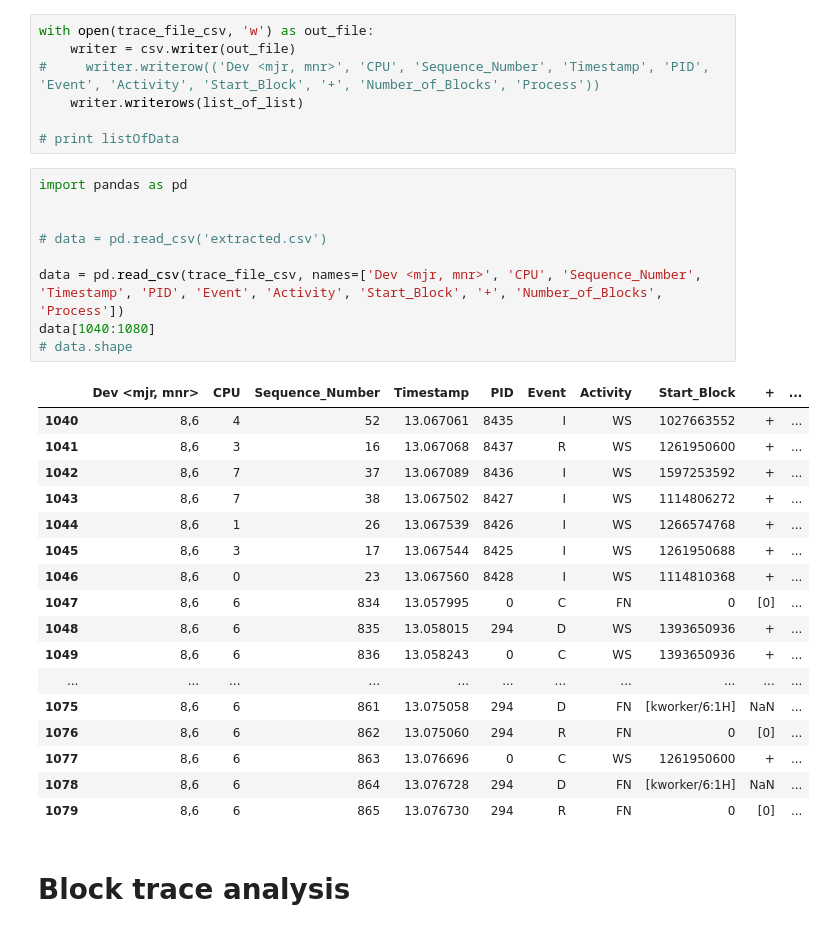
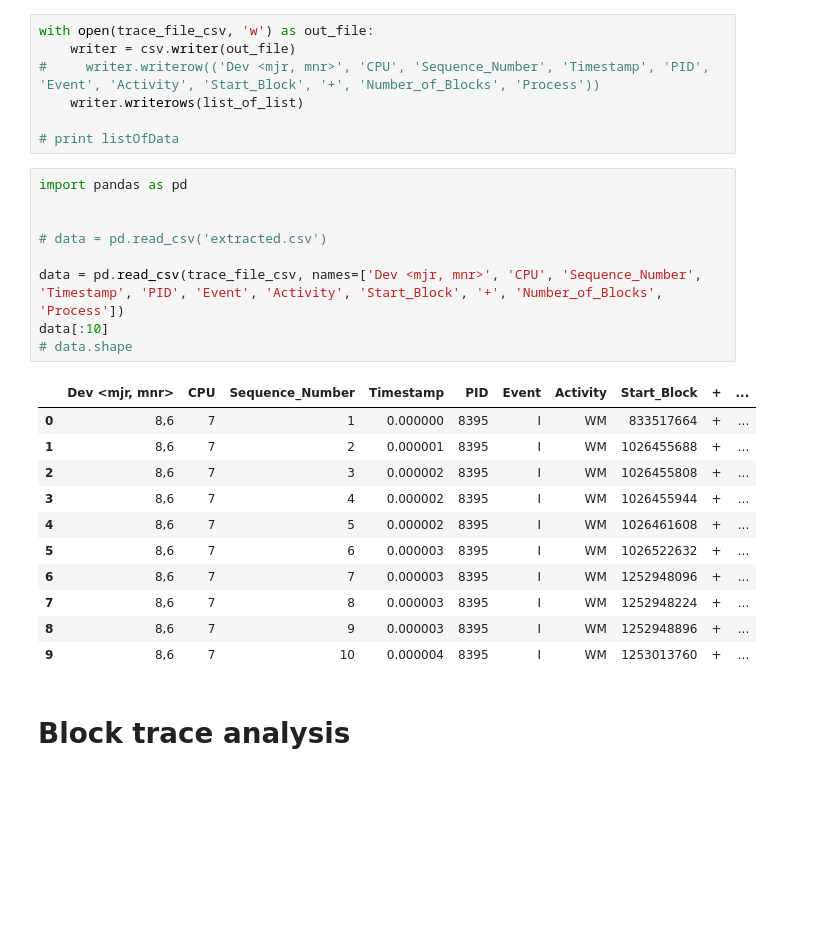
Before and after one commit to PrathUpadhyay/Systems, a Jupyter notebook: IO_Traces/Traces_Filebench/filebench_varmail_15mins.ipynb, the cells around one changed output. Saved outputs shown, nothing was run; the diff lists cells and outputs as text; blank space fills up the shorter version.

```diff
--- a/IO_Traces/Traces_Filebench/filebench_varmail_15mins.ipynb
+++ b/IO_Traces/Traces_Filebench/filebench_varmail_15mins.ipynb
@@ -130,30 +336,24 @@ with open(trace_file_csv, 'w') as out_file:
 # %%
 import pandas as pd
 
 
 # data = pd.read_csv('extracted.csv')
 
 data = pd.read_csv(trace_file_csv, names=['Dev <mjr, mnr>', 'CPU', 'Sequence_Number', 'Timestamp', 'PID', 'Event', 'Activity', 'Start_Block', '+', 'Number_of_Blocks', 'Process'])
-data[1040:1080]
+data[:10]
 # data.shape
 # %% [output]
 |  | Dev <mjr, mnr> | CPU | Sequence_Number | Timestamp | PID | Event | Activity | Start_Block | + | ... |
-| 1040 | 8,6 | 4 | 52 | 13.067061 | 8435 | I | WS | 1027663552 | + | ... |
-| 1041 | 8,6 | 3 | 16 | 13.067068 | 8437 | R | WS | 1261950600 | + | ... |
-| 1042 | 8,6 | 7 | 37 | 13.067089 | 8436 | I | WS | 1597253592 | + | ... |
-| 1043 | 8,6 | 7 | 38 | 13.067502 | 8427 | I | WS | 1114806272 | + | ... |
-| 1044 | 8,6 | 1 | 26 | 13.067539 | 8426 | I | WS | 1266574768 | + | ... |
-| 1045 | 8,6 | 3 | 17 | 13.067544 | 8425 | I | WS | 1261950688 | + | ... |
-| 1046 | 8,6 | 0 | 23 | 13.067560 | 8428 | I | WS | 1114810368 | + | ... |
-| 1047 | 8,6 | 6 | 834 | 13.057995 | 0 | C | FN | 0 | [0] | ... |
-| 1048 | 8,6 | 6 | 835 | 13.058015 | 294 | D | WS | 1393650936 | + | ... |
-| 1049 | 8,6 | 6 | 836 | 13.058243 | 0 | C | WS | 1393650936 | + | ... |
-| ... | ... | ... | ... | ... | ... | ... | ... | ... | ... | ... |
-| 1075 | 8,6 | 6 | 861 | 13.075058 | 294 | D | FN | [kworker/6:1H] | NaN | ... |
-| 1076 | 8,6 | 6 | 862 | 13.075060 | 294 | R | FN | 0 | [0] | ... |
-| 1077 | 8,6 | 6 | 863 | 13.076696 | 0 | C | WS | 1261950600 | + | ... |
-| 1078 | 8,6 | 6 | 864 | 13.076728 | 294 | D | FN | [kworker/6:1H] | NaN | ... |
-| 1079 | 8,6 | 6 | 865 | 13.076730 | 294 | R | FN | 0 | [0] | ... |
+| 0 | 8,6 | 7 | 1 | 0.000000 | 8395 | I | WM | 833517664 | + | ... |
+| 1 | 8,6 | 7 | 2 | 0.000001 | 8395 | I | WM | 1026455688 | + | ... |
+| 2 | 8,6 | 7 | 3 | 0.000002 | 8395 | I | WM | 1026455808 | + | ... |
+| 3 | 8,6 | 7 | 4 | 0.000002 | 8395 | I | WM | 1026455944 | + | ... |
+| 4 | 8,6 | 7 | 5 | 0.000002 | 8395 | I | WM | 1026461608 | + | ... |
+| 5 | 8,6 | 7 | 6 | 0.000003 | 8395 | I | WM | 1026522632 | + | ... |
+| 6 | 8,6 | 7 | 7 | 0.000003 | 8395 | I | WM | 1252948096 | + | ... |
+| 7 | 8,6 | 7 | 8 | 0.000003 | 8395 | I | WM | 1252948224 | + | ... |
+| 8 | 8,6 | 7 | 9 | 0.000003 | 8395 | I | WM | 1252948896 | + | ... |
+| 9 | 8,6 | 7 | 10 | 0.000004 | 8395 | I | WM | 1253013760 | + | ... |
 # %% [markdown]
 # Block trace analysis
 # %%
```
Also changed, not shown: parts of 10 cells of this notebook.
